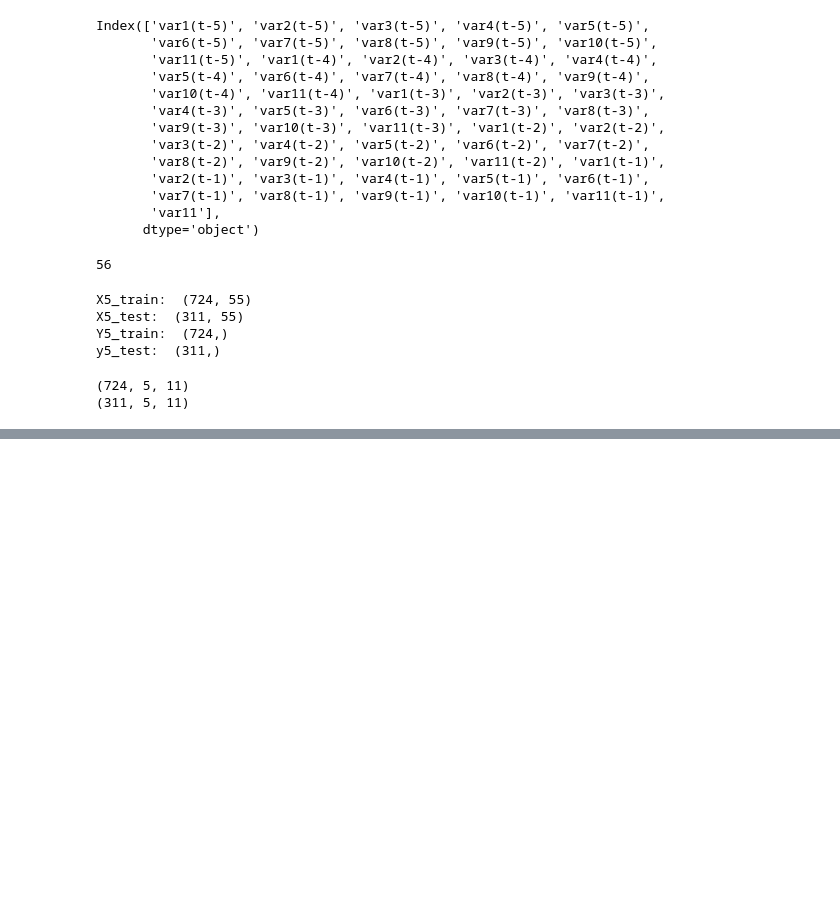
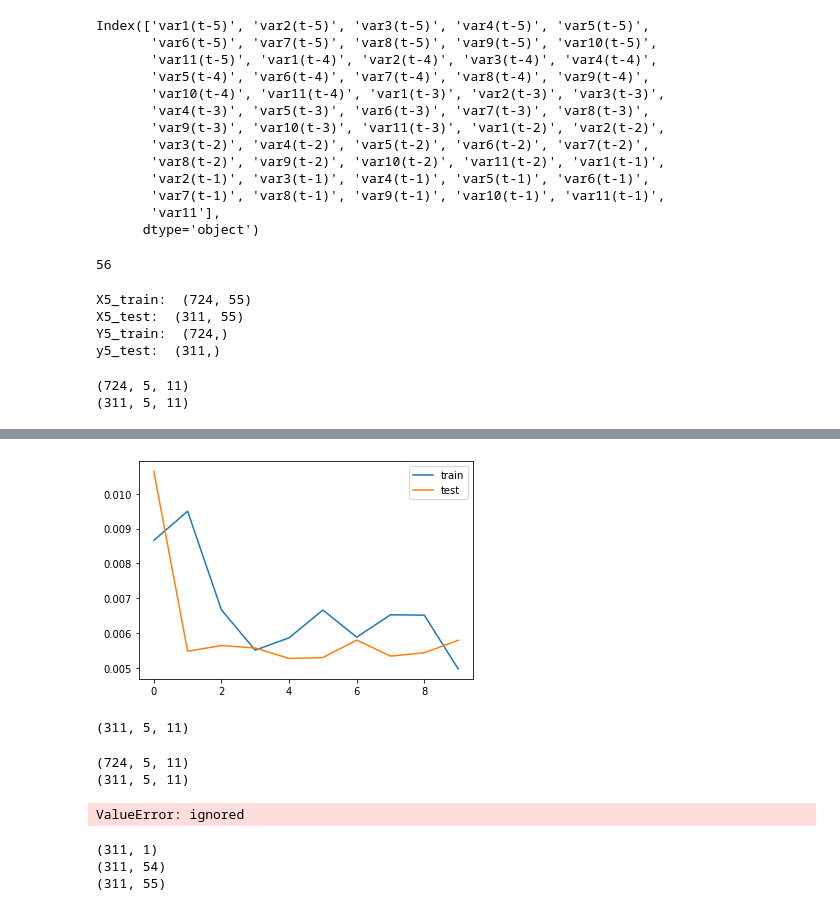
Before and after one commit to kjsampler/Using-AI-to-Predict-Dog-Licenses, a Jupyter notebook: Multivariate LSTM.ipynb, the cells around one changed output, grey strips where cells are left out. Saved outputs shown, nothing was run; the diff lists cells and outputs as text; code cells hidden in the pictures; blank space fills up the shorter version.

Commit message:
Update LSTM model

```diff
--- a/Multivariate LSTM.ipynb
+++ b/Multivariate LSTM.ipynb
@@ -398,2 +400,46 @@ Time elapsed:  0:00:05.421009
 # %%
 #examine and analyze these results- let's see what's up!
+# %%
+plt.plot(history_5.history['loss'], label = 'train')
+plt.plot(history_5.history['val_loss'], label = 'test')
+plt.legend()
+plt.show()
+# %% [output]
+[figure, added]
+# %%
+X5_test.shape
+# %% [output]
+(311, 5, 11)
+# %%
+X5_train = X5_train.reshape((X5_train.shape[0], 5, 11))
+X5_test = X5_test.reshape((X5_test.shape[0], 5, 11))
+print(X5_train.shape)
+print(X5_test.shape)
+# %% [output]
+(724, 5, 11)
+(311, 5, 11)
+# %%
+#making predictions
+yhat = model_5.predict(X5_test)
+X5_test = X5_test.reshape((X5_test.shape[0], 55))
+inv_yhat = np.concatenate((yhat, X5_test[:, 1:]), axis = 1)
+inv_yhat = scaler.inverse_transform(inv_yhat)
+inv_yhat = inv_yhat[:, 0]
+
+y5_test = y5_test.reshape((len(y5_test), 1))
+inv_y = np.concatenate((y5_test, X5_test[:, 1:]), axis = 1)
+inv_y = scaler.inverse_transform(inv_y)
+inv_y = inv_y[:, 0]
+
+mse = mean_squared_error(inv_y, inv_yhat)
+print('MSE of prediction: ', np.round(mse, 2))
+# %% [output]
+ValueError: ignored
+# %%
+print(yhat.shape)
+print(X5_test[:, 1:].shape)
+print(inv_yhat.shape)
+# %% [output]
+(311, 1)
+(311, 54)
+(311, 55)
```
Also changed, not shown: parts of 3 cells of this notebook.
